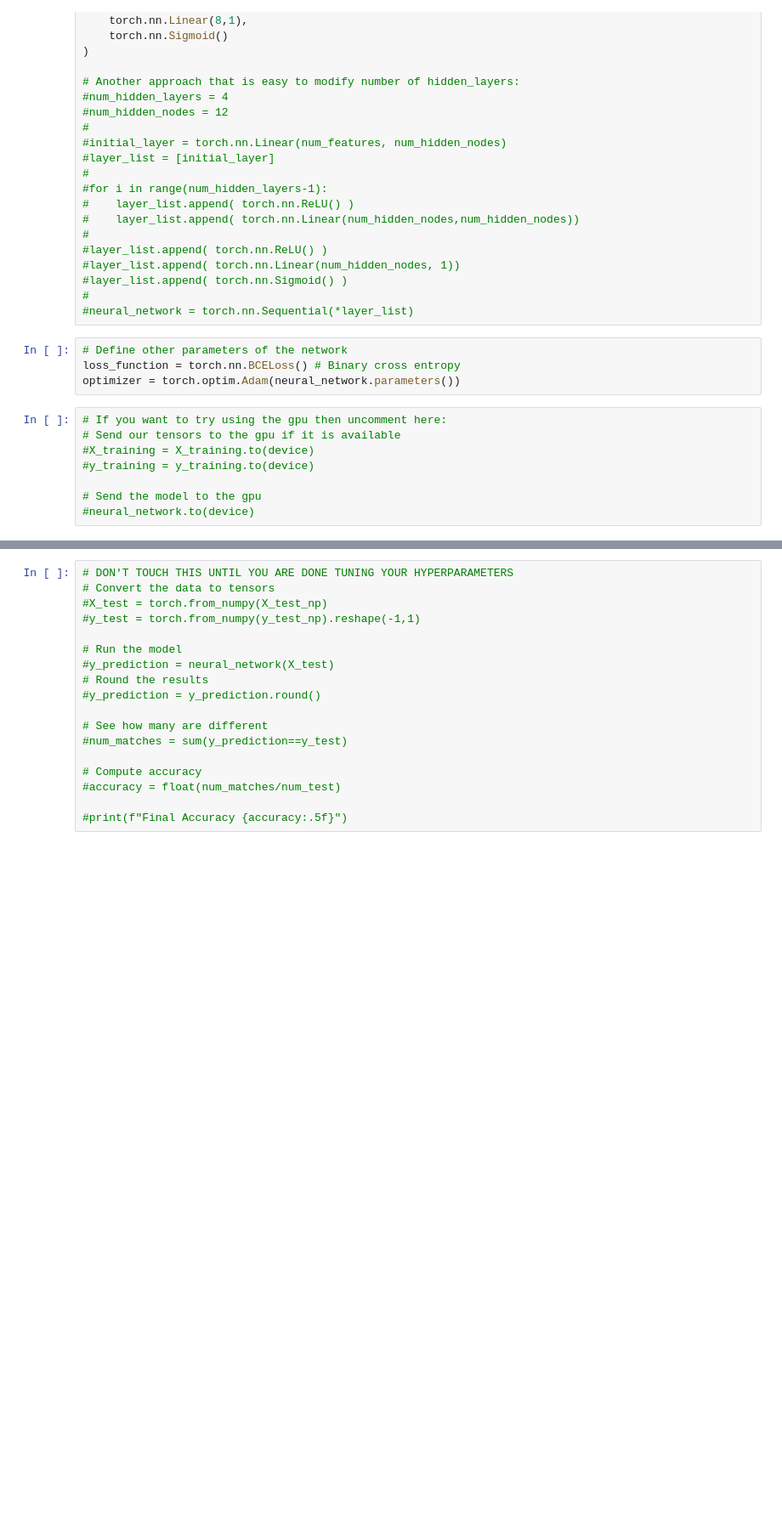
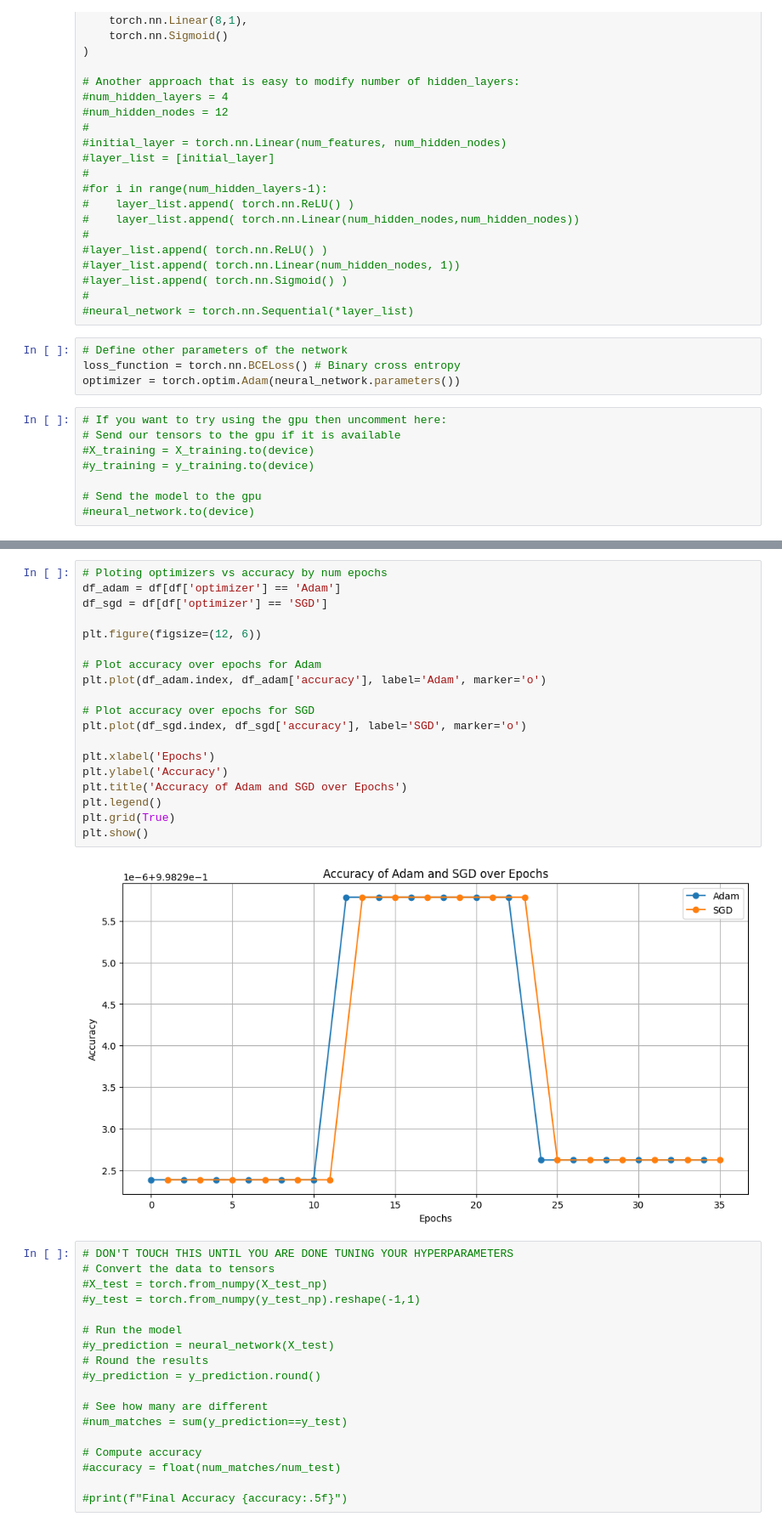
Before and after one commit to JTxCo/Machine-Learning, a Jupyter notebook: HW/2-HW/fraud_neural_network.ipynb, the cells around one changed output, grey strips where cells are left out. Shown at 85% size. Cells and saved outputs as stored; diff of their text form; blank space fills up the shorter version.

```diff
--- a/HW/2-HW/fraud_neural_network.ipynb
+++ b/HW/2-HW/fraud_neural_network.ipynb
@@ -150,3 +278,24 @@ print(f"Accuracy {accuracy:.5f}")
+# %%
+# Ploting optimizers vs accuracy by num epochs
+df_adam = df[df['optimizer'] == 'Adam']
+df_sgd = df[df['optimizer'] == 'SGD']
+
+plt.figure(figsize=(12, 6))
+
+# Plot accuracy over epochs for Adam
+plt.plot(df_adam.index, df_adam['accuracy'], label='Adam', marker='o')
+
+# Plot accuracy over epochs for SGD
+plt.plot(df_sgd.index, df_sgd['accuracy'], label='SGD', marker='o')
+
+plt.xlabel('Epochs')
+plt.ylabel('Accuracy')
+plt.title('Accuracy of Adam and SGD over Epochs')
+plt.legend()
+plt.grid(True)
+plt.show()
+# %% [output]
+[figure, added]
 # %%
 # DON'T TOUCH THIS UNTIL YOU ARE DONE TUNING YOUR HYPERPARAMETERS
 # Convert the data to tensors
```
Also changed, not shown: parts of 7 cells of this notebook, 19 other files.
